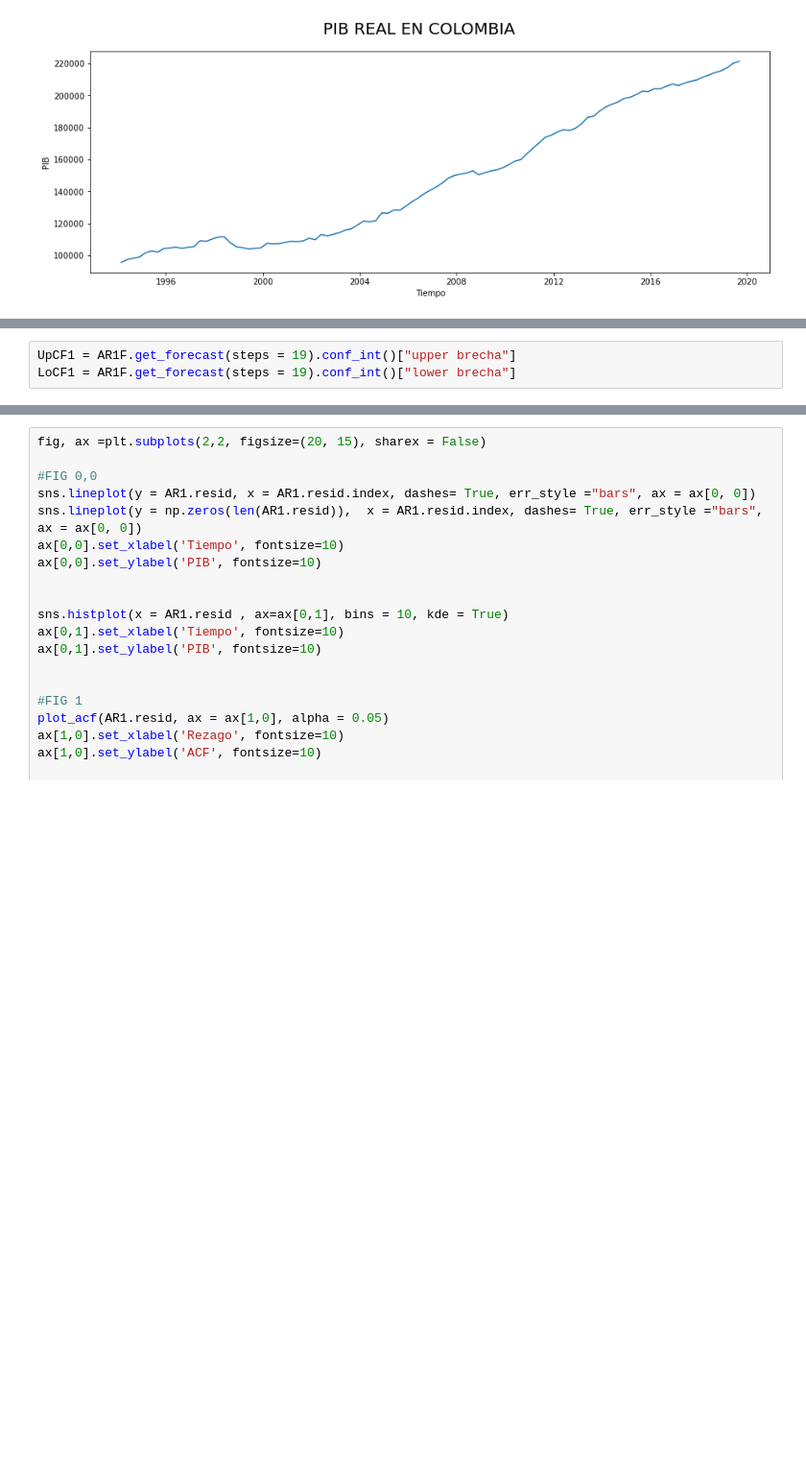
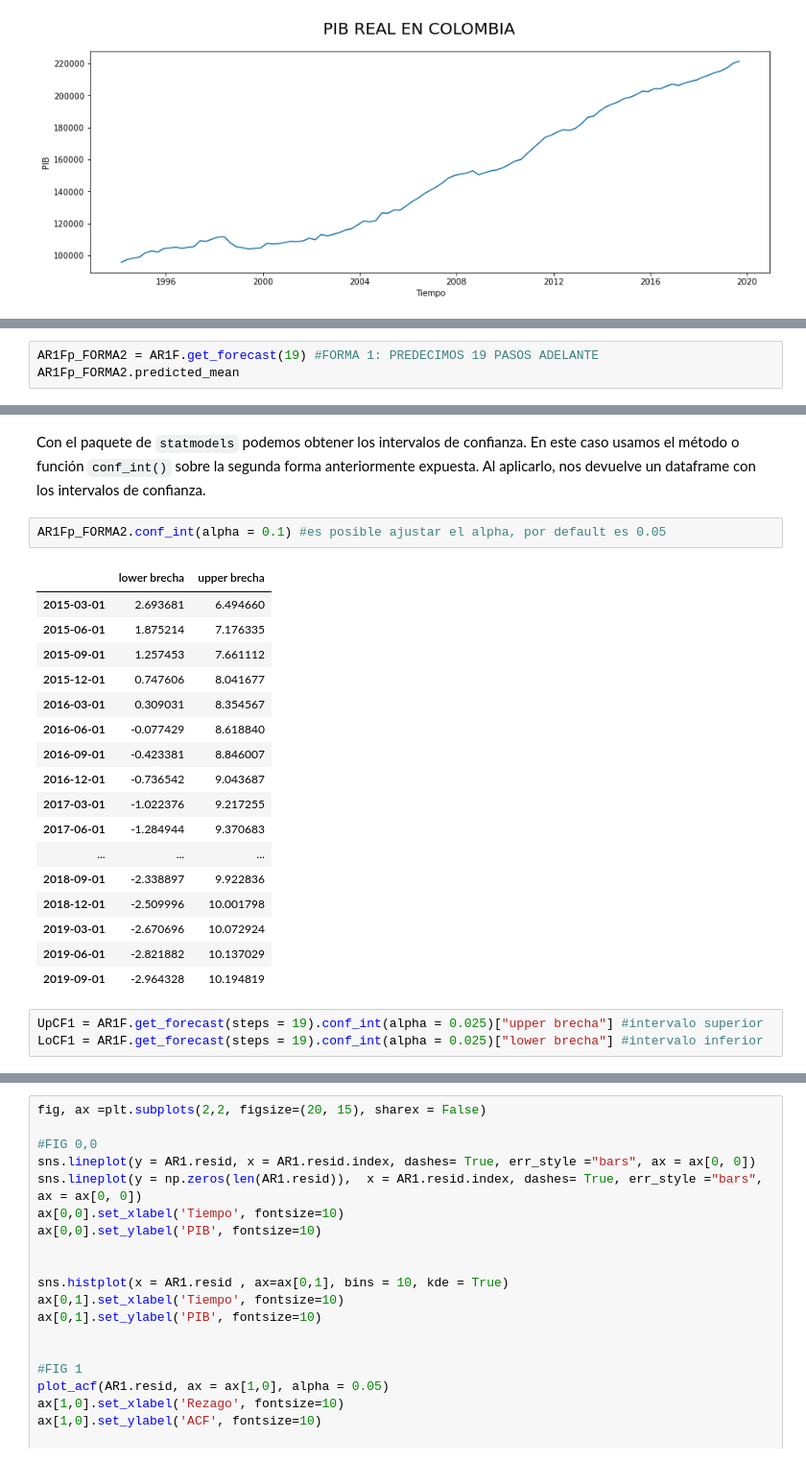
Before and after one commit to jguerrae/Series-de-tiempo-Uniandes, a Jupyter notebook: 3.2_Ciclos (C4)/1_Ciclos.ipynb, the cells around one changed output, grey strips where cells are left out. Shown at 96% size. Cells and saved outputs as stored; diff of their text form; blank space fills up the shorter version.

```diff
--- a/3.2_Ciclos (C4)/1_Ciclos.ipynb
+++ b/3.2_Ciclos (C4)/1_Ciclos.ipynb
@@ -219,0 +280,3 @@ AR1Fp= AR1F.forecast(19)
+# %%
+AR1Fp_FORMA2 = AR1F.get_forecast(19) #FORMA 1: PREDECIMOS 19 PASOS ADELANTE
+AR1Fp_FORMA2.predicted_mean
@@ -220,3 +304,25 @@ AR1Fp= AR1F.forecast(19)
+# %% [markdown]
+Con el paquete de `statmodels` podemos obtener los intervalos de confianza. En este caso usamos el método o función `conf_int()` sobre la segunda forma anteriormente expuesta. Al aplicarlo, nos devuelve un dataframe con los intervalos de confianza.
+# %%
+AR1Fp_FORMA2.conf_int(alpha = 0.1) #es posible ajustar el alpha, por default es 0.05
+# %% [output]
+|  | lower brecha | upper brecha |
+| 2015-03-01 | 2.693681 | 6.494660 |
+| 2015-06-01 | 1.875214 | 7.176335 |
+| 2015-09-01 | 1.257453 | 7.661112 |
+| 2015-12-01 | 0.747606 | 8.041677 |
+| 2016-03-01 | 0.309031 | 8.354567 |
+| 2016-06-01 | -0.077429 | 8.618840 |
+| 2016-09-01 | -0.423381 | 8.846007 |
+| 2016-12-01 | -0.736542 | 9.043687 |
+| 2017-03-01 | -1.022376 | 9.217255 |
+| 2017-06-01 | -1.284944 | 9.370683 |
+| ... | ... | ... |
+| 2018-09-01 | -2.338897 | 9.922836 |
+| 2018-12-01 | -2.509996 | 10.001798 |
+| 2019-03-01 | -2.670696 | 10.072924 |
+| 2019-06-01 | -2.821882 | 10.137029 |
+| 2019-09-01 | -2.964328 | 10.194819 |
 # %%
-UpCF1 = AR1F.get_forecast(steps = 19).conf_int()["upper brecha"]
-LoCF1 = AR1F.get_forecast(steps = 19).conf_int()["lower brecha"]
+UpCF1 = AR1F.get_forecast(steps = 19).conf_int(alpha = 0.025)["upper brecha"] #intervalo superior
+LoCF1 = AR1F.get_forecast(steps = 19).conf_int(alpha = 0.025)["lower brecha"] #intervalo inferior
```
Also changed, not shown: parts of 78 cells of this notebook, 1 other file.
